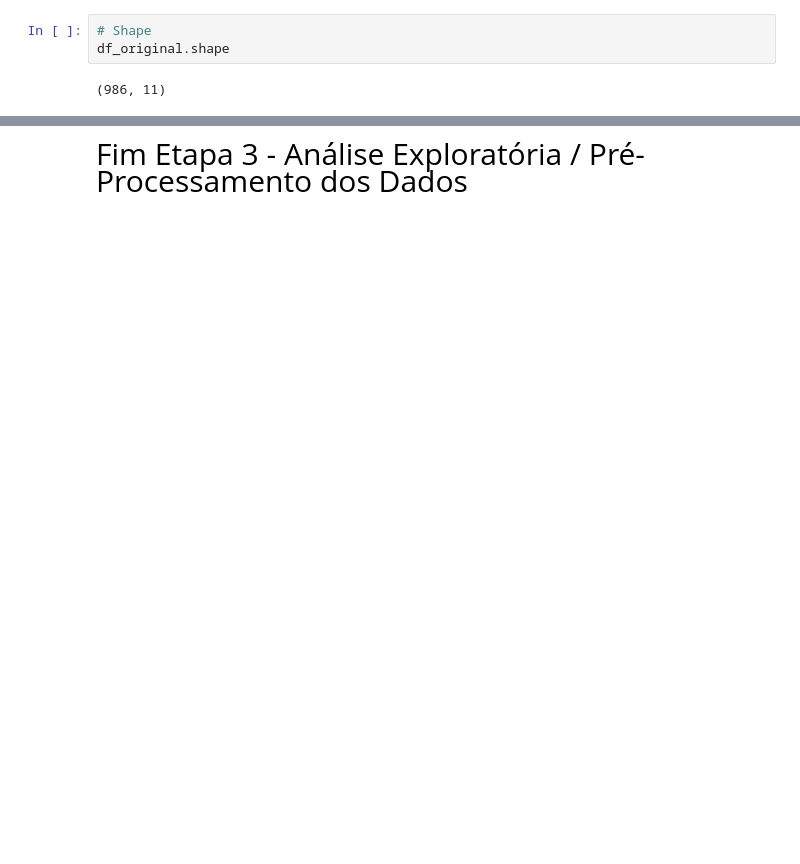
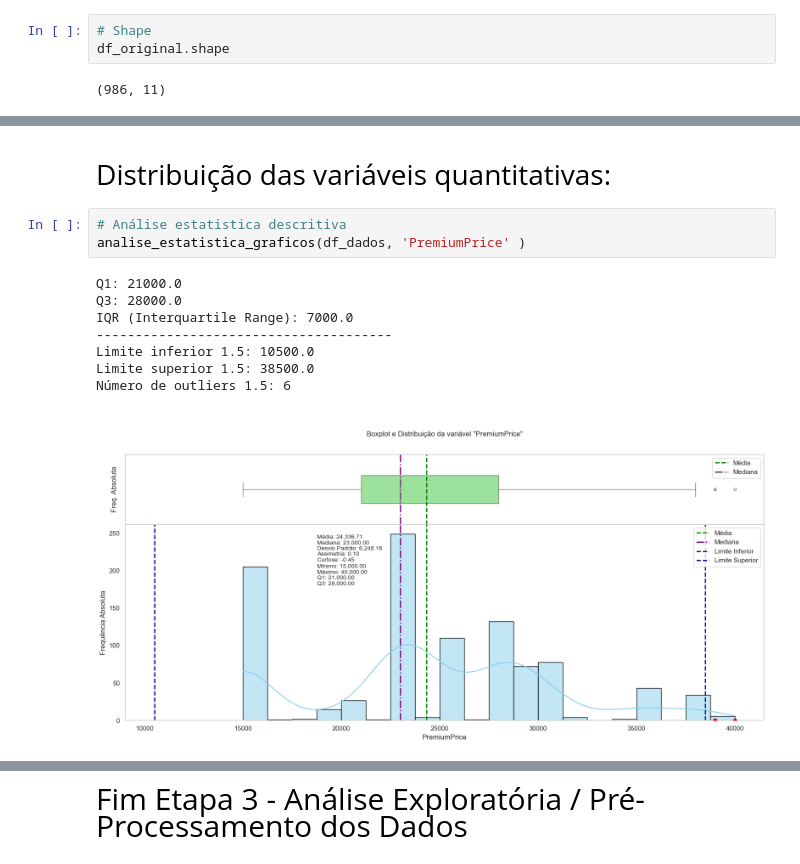
Before and after one commit to robsoncalixto/fiap-tech-challenge-01, a Jupyter notebook: Tech_Challenge_Analise.ipynb, the cells around one changed output, grey strips where cells are left out. Cells and saved outputs as stored; diff of their text form; blank space fills up the shorter version.

```diff
--- a/Tech_Challenge_Analise.ipynb
+++ b/Tech_Challenge_Analise.ipynb
@@ -1232,0 +801,14 @@ plotar_heatmap_correlacoes(df_dados, variaveis, target='PremiumPrice')
+# %% [markdown]
+<br> <span style="color: black; font-size: 28px;">Distribuição das variáveis quantitativas:</span><br>
+# %%
+# Análise estatistica descritiva
+analise_estatistica_graficos(df_dados, 'PremiumPrice' )
+# %% [output]
+Q1: 21000.0
+Q3: 28000.0
+IQR (Interquartile Range): 7000.0
+--------------------------------------
+Limite inferior 1.5: 10500.0
+Limite superior 1.5: 38500.0
+Número de outliers 1.5: 6
+[figure, added]
```
Also changed, not shown: parts of 129 cells of this notebook, 4 other files.
